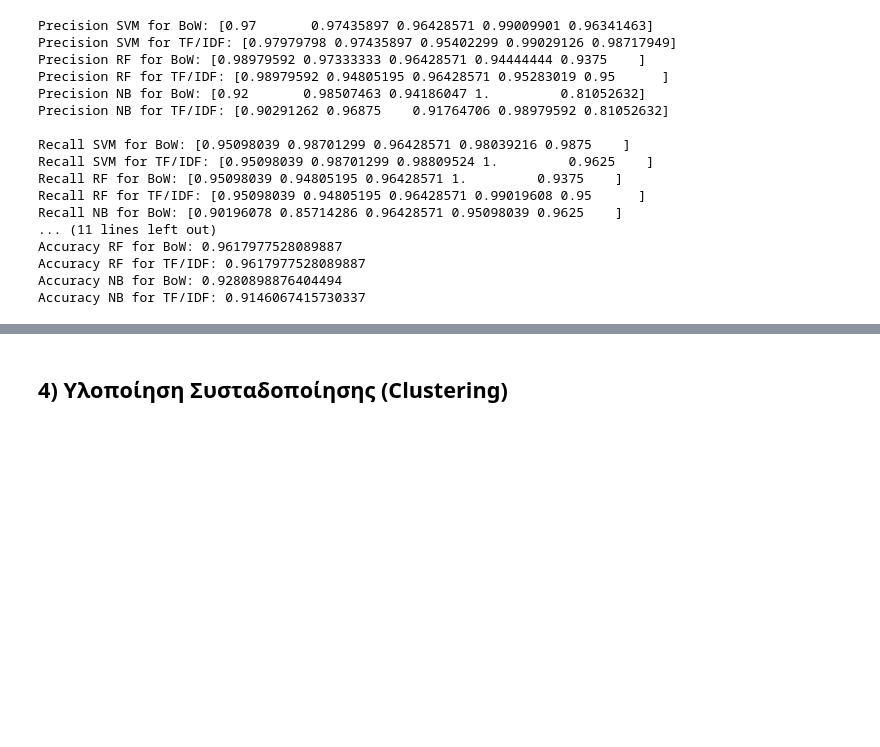
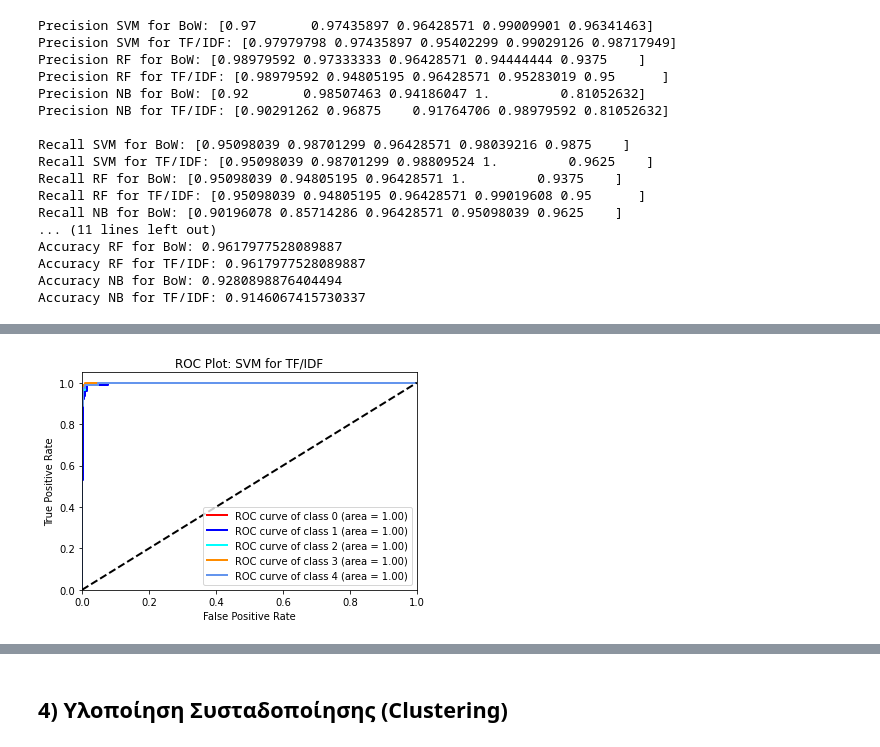
Before and after one commit to mar-fritz/data-mining-assignment-2, a Jupyter notebook: ergasia2.ipynb, the cells around one changed output, grey strips where cells are left out. Saved outputs shown, nothing was run; the diff lists cells and outputs as text; code cells hidden in the pictures; blank space fills up the shorter version.

Commit message:
Q2: Add ROC plots for SVM, RF, NB Q3: Beat the benchmark Q4: Comments on clustering

```diff
--- a/ergasia2.ipynb
+++ b/ergasia2.ipynb
@@ -550,14 +492,14 @@ print("10-fold Cross Validation Accuracy NB for TF/IDF:",
 #### K-Nearest Neighbor
 # %% [markdown]
 Create the majority voting function. It returns the value that appears more often in List. If two values have the same number of appearances in the list, it returns the first element of the list.
-# %%
-from statistics import mode, StatisticsError
-
-def maj_voting(List):
-    try:
-        return mode(List)
-    except StatisticsError:
-        return List[0]
+# %%
+# avoided using Pythons mode for lists because of StatisticsError
+# which appears in case there is more than one mode in List
+
+def maj_voting(List):
+    # turn list into pandas series to use mode function
+    # return first element of series returned by mode
+    return pd.Series(List).mode().iloc[0]
 # %% [markdown]
 We will be creating our own KNN estimator which will be scikit-learn-compatible
 # %%
@@ -608,7 +550,7 @@ Use our custom classifier for our dataset (BoW and TF/IDF):
 <u>*Bag of Words*</u>
 # %%
 # Instantiate the model
-myclf = MyKNNClassifier(n_neighbors=6)
+myclf = MyKNNClassifier(n_neighbors=4)
 
 # Train the model on the BoW training set
 myclf.fit(X_train_bow.toarray(), y_train)
@@ -722,0 +720,4 @@ Accuracy NB for TF/IDF: 0.9146067415730337
+# %%
+ROC_Plot("SVM for TF/IDF", X_train_tfidf, X_test_tfidf, y_train, y_test)
+# %% [output]
+[figure, added]
```
Also changed, not shown: parts of 60 cells of this notebook.
